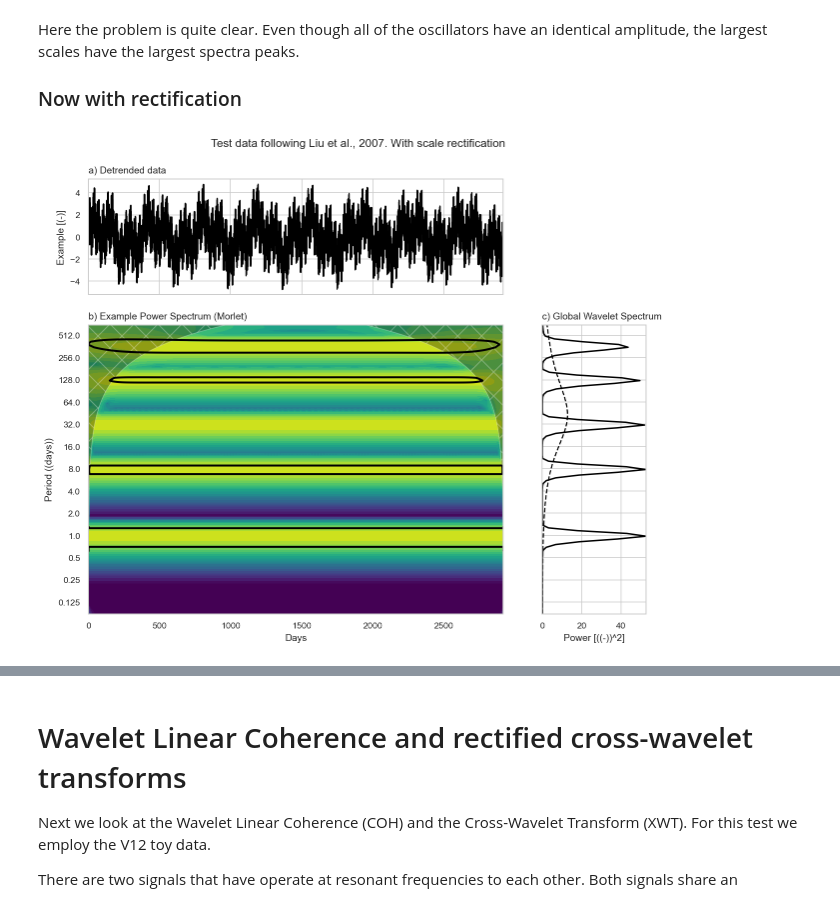
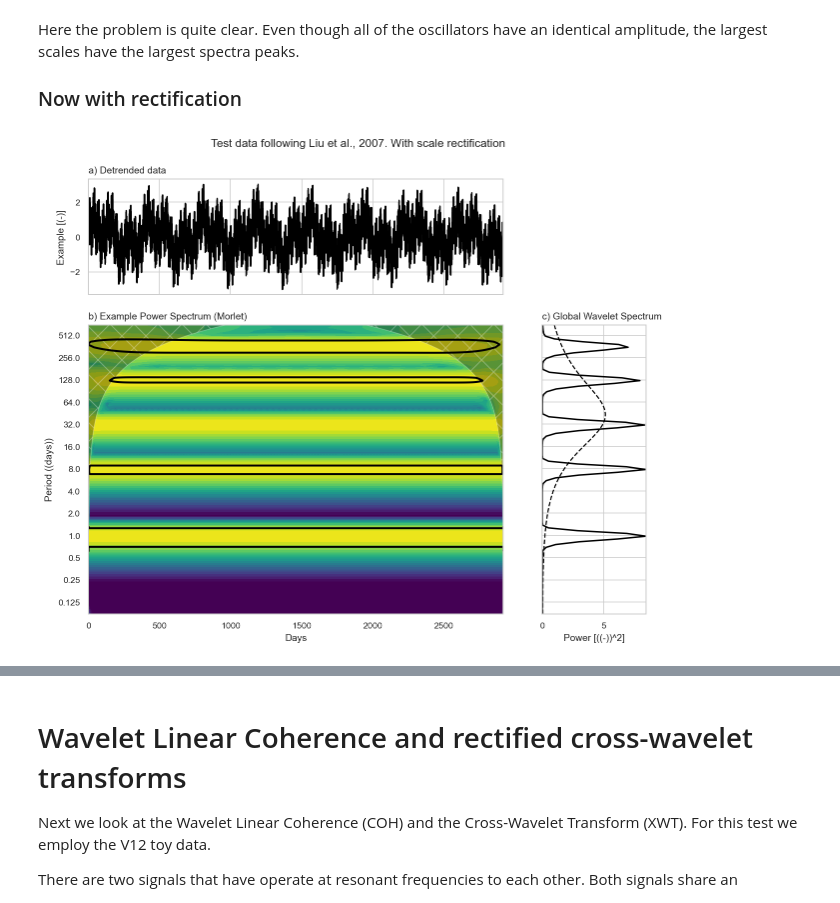
Before and after one commit to klapo/wavelet-recipes, a Jupyter notebook: cwt.dev_v2_2021-03-331.ipynb, the cells around one changed output, grey strips where cells are left out. Cells and saved outputs as stored; diff of their text form; code cells hidden in the pictures.

```diff
--- a/cwt.dev_v2_2021-03-331.ipynb
+++ b/cwt.dev_v2_2021-03-331.ipynb
@@ -167,7 +167,7 @@ octaves = [1 / 8, 13 / (1 / 8)]
     scales_to_avg=None,
     glbl_power_var_scaling=True,
     rectify=True,
-    norm_kwargs={'standardize': False, 'detrend': False}
+    norm_kwargs={'standardize': True, 'detrend': False},
 )
 
 # Create the periodogram
@@ -176,34 +176,34 @@ label = 'Example'
 units = '(-)'
 scale_units = '(days)'
 
 fig_labels = {
     'title': title,
     'label': label,
     'units': units,
     'scale_units': scale_units,
     'mother': 'Morlet',
     'avg_scales': None,
     'xlabel': 'Days'
 }
 
 cwt_plt.plot_wv_power(
     signal_norm=signal_norm,
     x=hours,
     dx=1/24,
     period=period,
     power=power,
     coi=coi,
     glbl_signif=glbl_signif,
     glbl_power=glbl_power,
     sig95=sig95,
     scale_avg=scale_avg,
     scale_avg_signif=scale_avg_signif,
     fig_kwargs=None,
     fig_labels=fig_labels,
     include_colorbar=False
 )
 # %% [output]
-[figure, old version]
+[figure, new version]
 # %% [markdown]
 For reference, here is the equivalent plot from L07.
 
```
Also changed, not shown: parts of 2 cells of this notebook, 4 other files.
